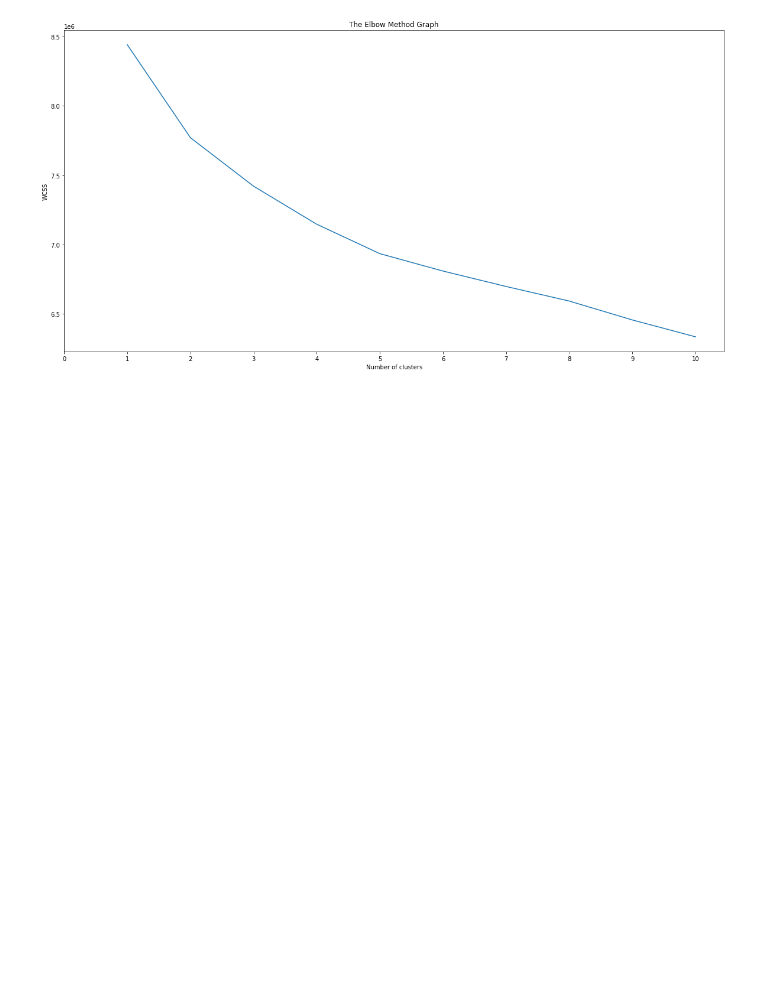
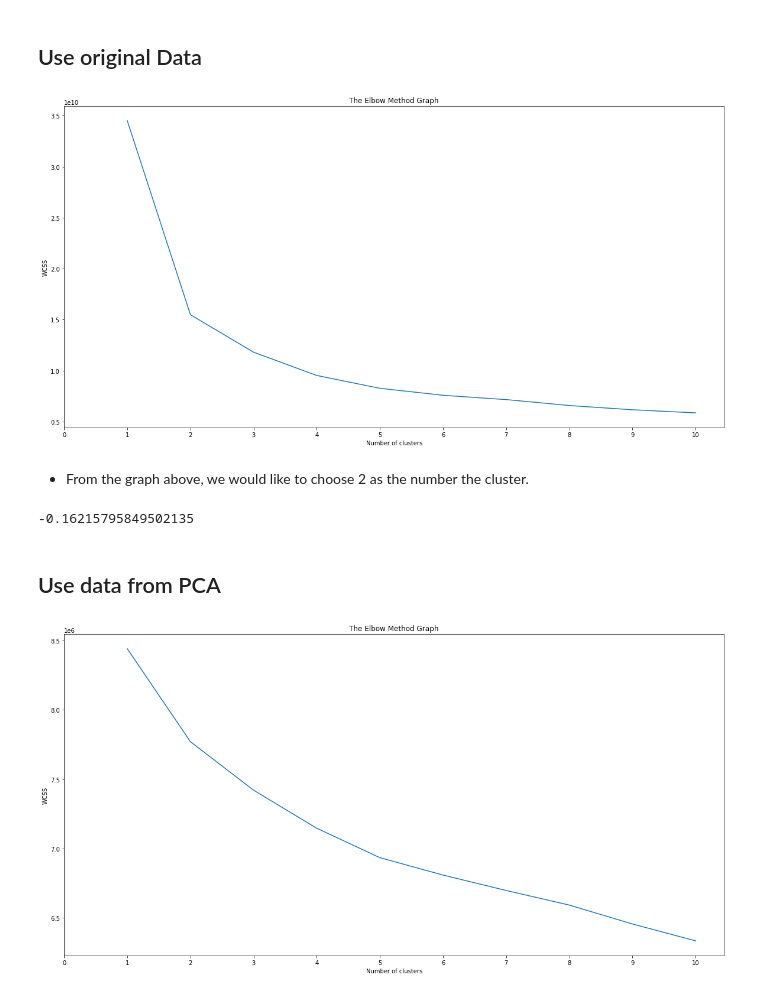
Before and after one commit to JennaYuuu/AML-Project, a Jupyter notebook: model_building/clustering.ipynb, the cells around one changed output. Drawn from its saved outputs; the diff is of its cells as text; code cells hidden in the pictures; blank space fills up the shorter version.

Commit message:
kmeans updated

```diff
--- a/model_building/clustering.ipynb
+++ b/model_building/clustering.ipynb
@@ -4,3 +4,32 @@ import pandas as pd
 from matplotlib import pyplot as plt
 
 from sklearn.cluster import KMeans
+# %% [markdown]
+## Use original Data
+# %%
+patient_dev_smote = pd.read_csv('https://raw.githubusercontent.com/tzhou19/AML_project/main/Data/dev.csv')
+
+patient_test = pd.read_csv('https://raw.githubusercontent.com/tzhou19/AML_project/main/Data/test.csv')
+# %%
+patient_X_dev_smote = patient_dev_smote.drop(columns='hospital_death')
+patient_y_dev_smote = pd.DataFrame(patient_dev_smote['hospital_death'], index = patient_dev_smote.index)
+
+patient_X_test_smote = patient_test.drop(columns='hospital_death')
+patient_y_test_smote = pd.DataFrame(patient_test['hospital_death'], index = patient_test.index)
+# %%
+wcss=[]
+plt.rcParams["figure.figsize"] = (20,10)
+for i in range(1,11):
+     kmeans = KMeans(n_clusters=i, init ='k-means++', max_iter=100, n_init=10,random_state=42)
+     kmeans.fit(patient_X_dev_smote)
+     wcss.append(kmeans.inertia_)
+plt.plot(range(1,11),wcss)
+plt.title('The Elbow Method Graph')
+plt.xlabel('Number of clusters')
+plt.xticks(np.arange(0, 11, step=1))
+plt.ylabel('WCSS')
+plt.show()
+# %% [output]
+[figure, added]
+# %% [markdown]
+* From the graph above, we would like to choose 2 as the number the cluster.
@@ -7 +40,7 @@ from sklearn.cluster import KMeans
+# %%
+y_kmeans[0].corr(patient_y_dev_smote['hospital_death'])
+# %% [output]
+-0.16215795849502135
+# %% [markdown]
+## Use data from PCA
 # %%
```
Also changed, not shown: parts of 7 cells of this notebook.
